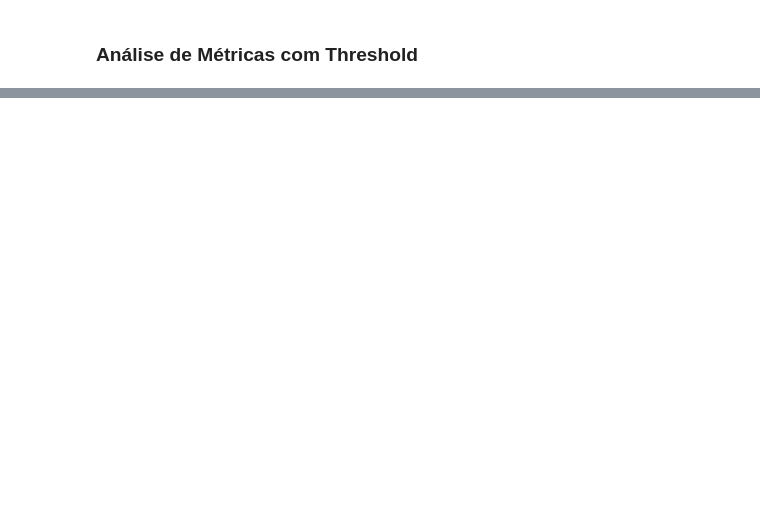
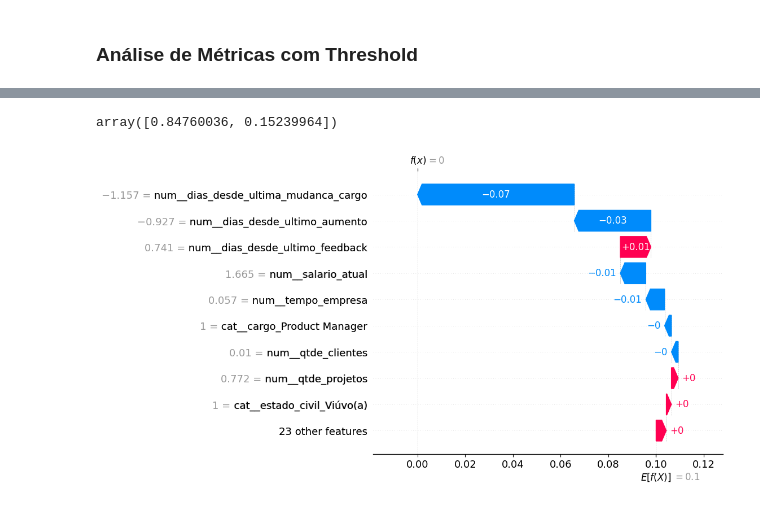
Before and after one commit to smoothemerson/AI_development, a Jupyter notebook: classes/ensemble_models/random_forest/churn_employee.ipynb, the cells around one changed output, grey strips where cells are left out. Saved outputs shown, nothing was run; the diff lists cells and outputs as text; code cells hidden in the pictures; blank space fills up the shorter version.

```diff
--- a/classes/ensemble_models/random_forest/churn_employee.ipynb
+++ b/classes/ensemble_models/random_forest/churn_employee.ipynb
@@ -713,0 +877,10 @@ fig.plot()
+# %%
+# Probabilidade do index 227
+y_pred_proba[227]
+# %% [output]
+array([0.84760036, 0.15239964])
+# %%
+# Plotar os Shap Values para um exemplo específico
+shap.plots.waterfall(shap_values_class[227], max_display=10)
+# %% [output]
+[figure, added]
```
Also changed, not shown: parts of 31 cells of this notebook.
